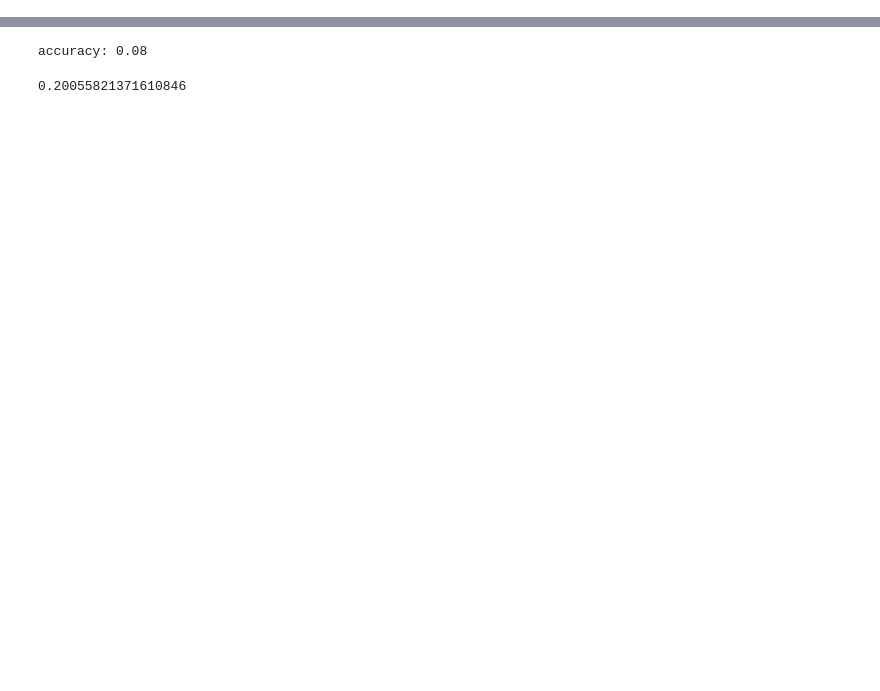
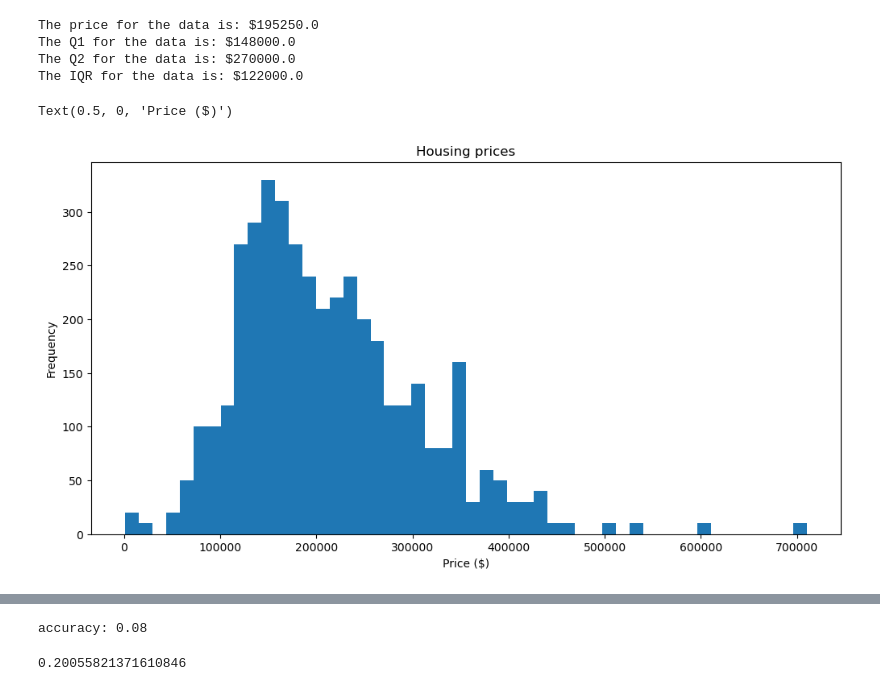
Before and after one commit to MikePlekan/Real-Estate-project, a Jupyter notebook: APIMachineLearning.ipynb, the cells around one changed output, grey strips where cells are left out. Drawn from its saved outputs; the diff is of its cells as text; code cells hidden in the pictures; blank space fills up the shorter version.

Commit message:
added some gerernalizing plots of api data

```diff
--- a/APIMachineLearning.ipynb
+++ b/APIMachineLearning.ipynb
@@ -41,0 +44,19 @@ sales = pd.read_csv(url2)
+# %%
+prices = sales['saleamt']
+median = np.median(prices)
+q3,q1 = np.percentile(prices,[75 ,25])
+print(f"The price for the data is: ${median}")
+print(f"The Q1 for the data is: ${q1}")
+print(f"The Q2 for the data is: ${q3}")
+print(f"The IQR for the data is: ${q3-q1}")
+
+sales['saleamt'].plot.hist(bins=50, figsize=(12,6))
+plt.title("Housing prices")
+plt.xlabel("Price ($)")
+# %% [output]
+The price for the data is: $195250.0
+The Q1 for the data is: $148000.0
+The Q2 for the data is: $270000.0
+The IQR for the data is: $122000.0
+Text(0.5, 0, 'Price ($)')
+[figure, added]
```
Also changed, not shown: parts of 3 cells of this notebook.
